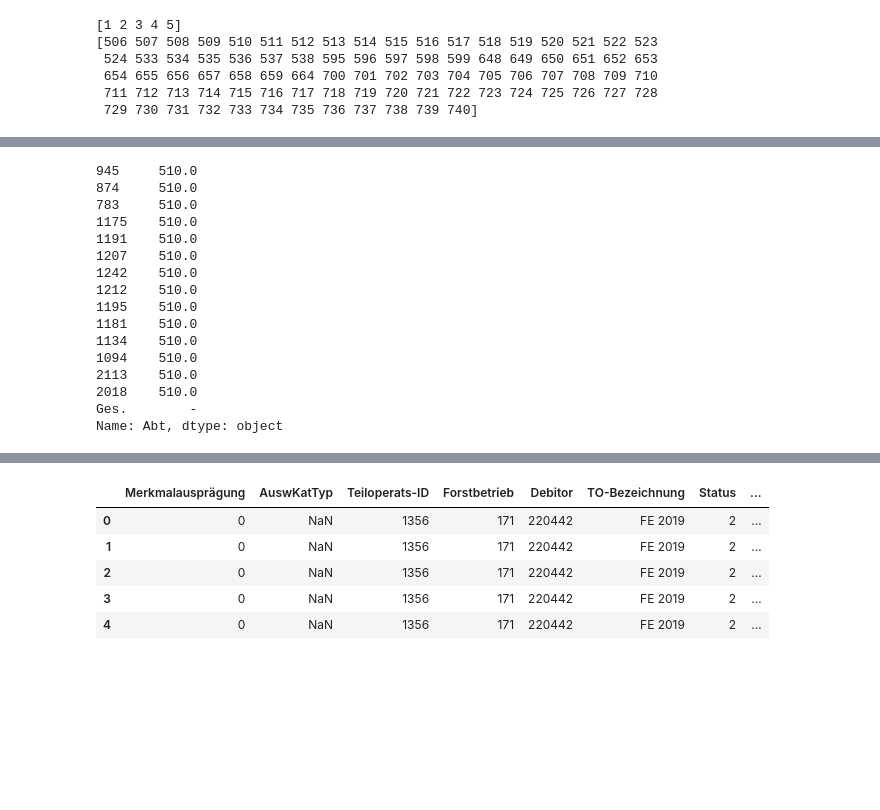
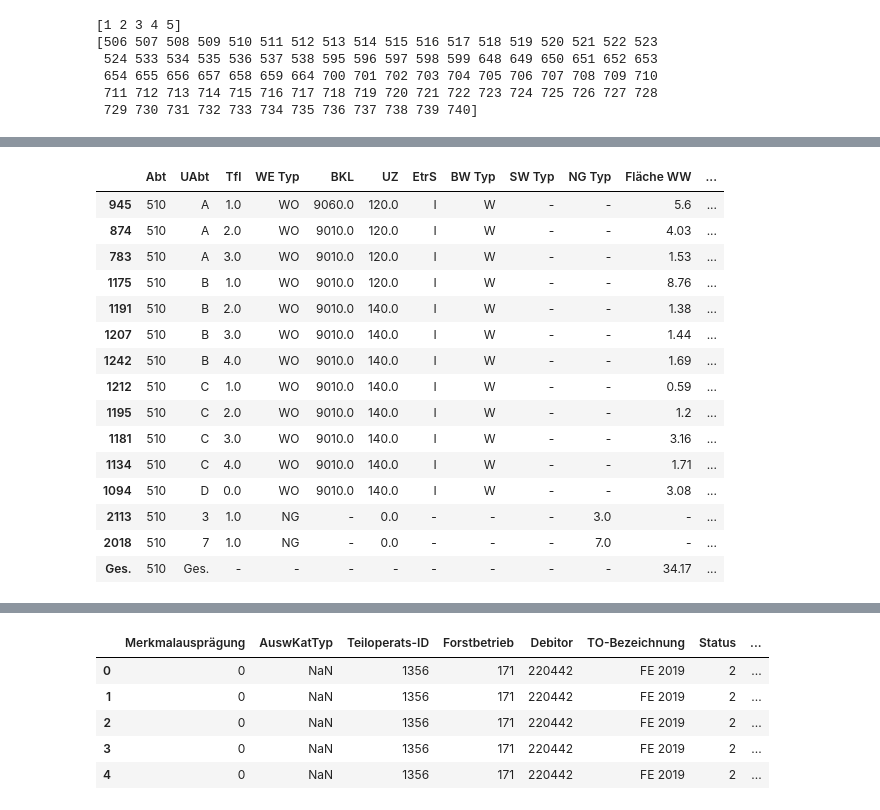
Before and after one commit to satlawa/obf_autop, a Jupyter notebook: flaechentabelle.ipynb, the cells around one changed output, grey strips where cells are left out. Saved outputs shown, nothing was run; the diff lists cells and outputs as text; code cells hidden in the pictures; blank space fills up the shorter version.

Commit message:
changed formating of table

```diff
--- a/flaechentabelle.ipynb
+++ b/flaechentabelle.ipynb
@@ -68,21 +99,23 @@ x.describe
 2018         -          -          -       0.03        0.03
 Ges.         0       2.29          0       0.03       36.49  >
 # %%
-x['Abt'].astype(str)
+x = x.astype(str)
-# %% [output]
-945     510.0
-874     510.0
-783     510.0
-1175    510.0
-1191    510.0
-1207    510.0
-1242    510.0
-1212    510.0
-1195    510.0
-1181    510.0
-1134    510.0
-1094    510.0
-2113    510.0
-2018    510.0
-Ges.        -
-Name: Abt, dtype: object
+# %%
+x
+# %% [output]
+|  | Abt | UAbt | Tfl | WE Typ | BKL | UZ | EtrS | BW Typ | SW Typ | NG Typ | Fläche WW | ... |
+| 945 | 510 | A | 1.0 | WO | 9060.0 | 120.0 | I | W | - | - | 5.6 | ... |
+| 874 | 510 | A | 2.0 | WO | 9010.0 | 120.0 | I | W | - | - | 4.03 | ... |
+| 783 | 510 | A | 3.0 | WO | 9010.0 | 120.0 | I | W | - | - | 1.53 | ... |
+| 1175 | 510 | B | 1.0 | WO | 9010.0 | 120.0 | I | W | - | - | 8.76 | ... |
+| 1191 | 510 | B | 2.0 | WO | 9010.0 | 140.0 | I | W | - | - | 1.38 | ... |
+| 1207 | 510 | B | 3.0 | WO | 9010.0 | 140.0 | I | W | - | - | 1.44 | ... |
+| 1242 | 510 | B | 4.0 | WO | 9010.0 | 140.0 | I | W | - | - | 1.69 | ... |
+| 1212 | 510 | C | 1.0 | WO | 9010.0 | 140.0 | I | W | - | - | 0.59 | ... |
+| 1195 | 510 | C | 2.0 | WO | 9010.0 | 140.0 | I | W | - | - | 1.2 | ... |
+| 1181 | 510 | C | 3.0 | WO | 9010.0 | 140.0 | I | W | - | - | 3.16 | ... |
+| 1134 | 510 | C | 4.0 | WO | 9010.0 | 140.0 | I | W | - | - | 1.71 | ... |
+| 1094 | 510 | D | 0.0 | WO | 9010.0 | 140.0 | I | W | - | - | 3.08 | ... |
+| 2113 | 510 | 3 | 1.0 | NG | - | 0.0 | - | - | - | 3.0 | - | ... |
+| 2018 | 510 | 7 | 1.0 | NG | - | 0.0 | - | - | - | 7.0 | - | ... |
+| Ges. | 510 | Ges. | - | - | - | - | - | - | - | - | 34.17 | ... |
```
Also changed, not shown: parts of 7 cells of this notebook, 2 other files.
